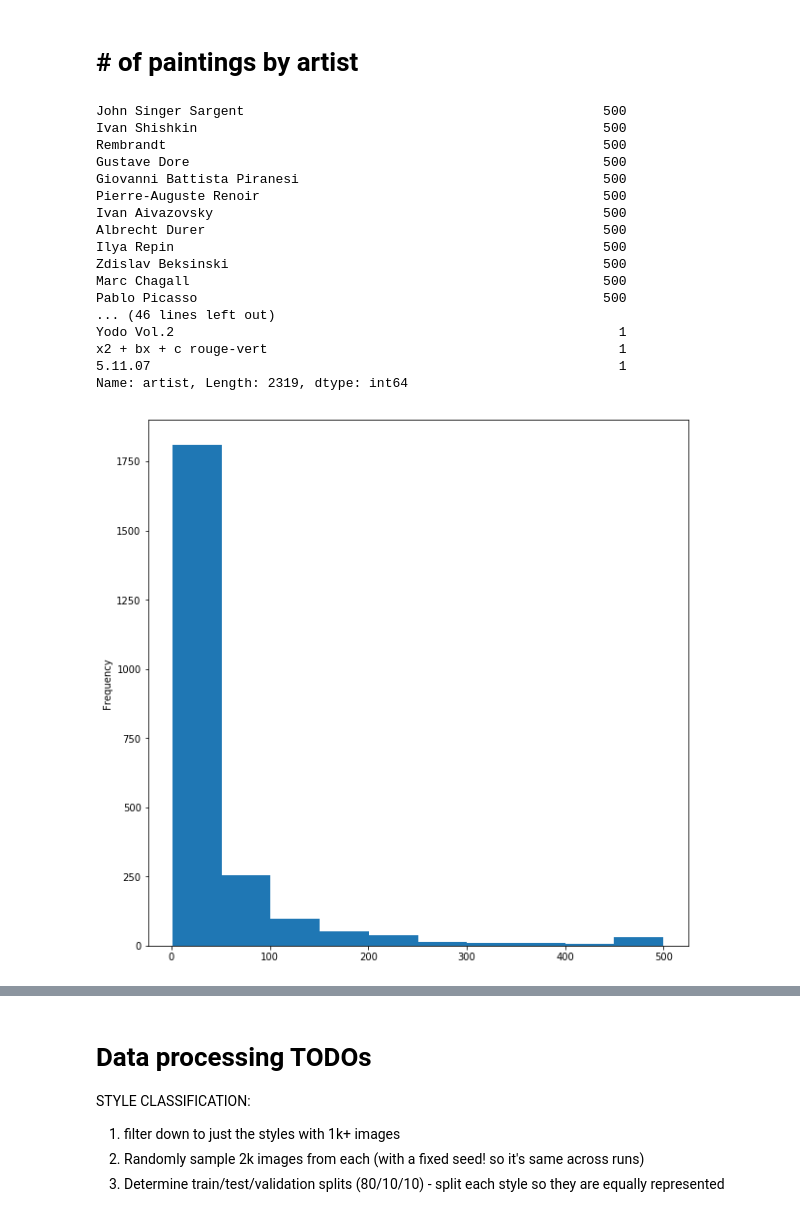
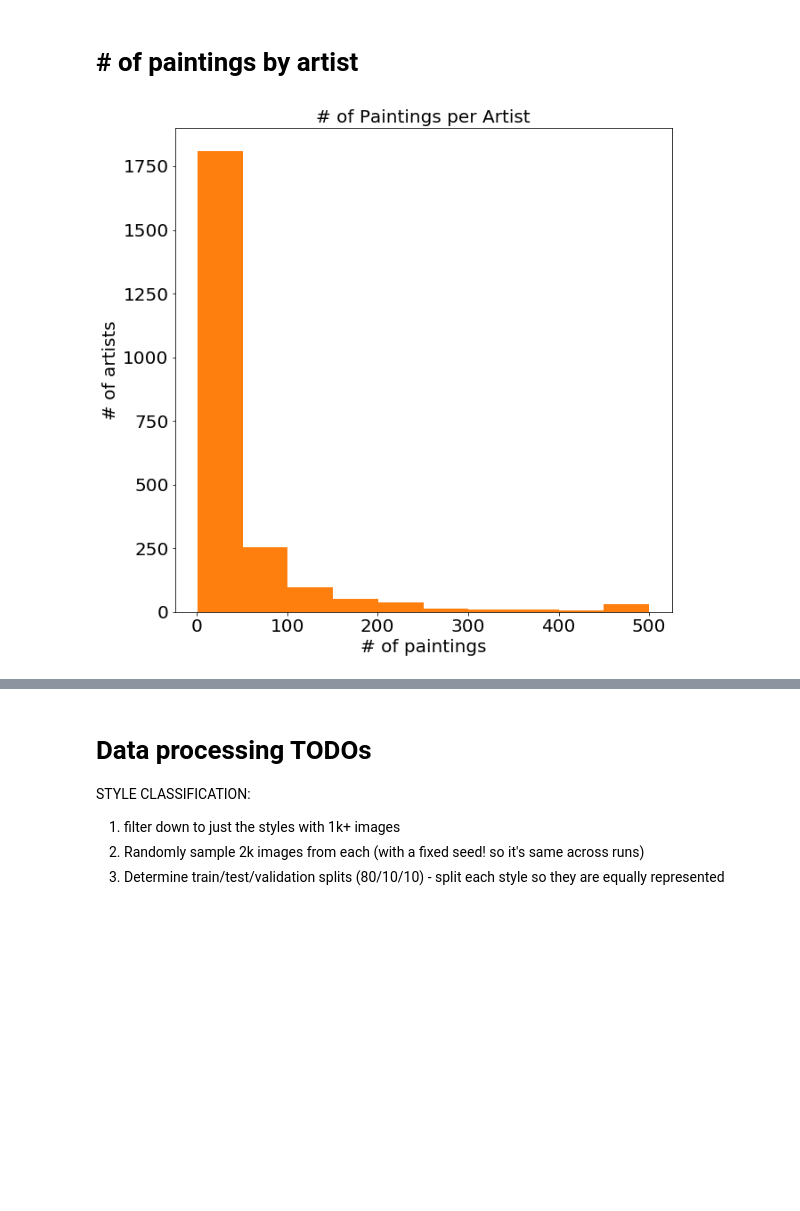
Before and after one commit to Genoc/cs231n-final, a Jupyter notebook: DataSetOverview.ipynb, the cells around one changed output, grey strips where cells are left out. Saved outputs shown, nothing was run; the diff lists cells and outputs as text; code cells hidden in the pictures; blank space fills up the shorter version.

```diff
--- a/DataSetOverview.ipynb
+++ b/DataSetOverview.ipynb
@@ -76,28 +57,15 @@ Name: style, Length: 136, dtype: int64
 # %%
 # of paintings by artist
 x = t['artist'].value_counts()
 
-x.plot(kind='hist')
-print(x)
+plot = x.plot(kind='hist')
+ax = x.plot(kind='hist', title='# of Paintings per Artist')
+ax.set(xlabel='# of paintings', ylabel='# of artists')
+for item in ([ax.title, ax.xaxis.label, ax.yaxis.label] +
+             ax.get_xticklabels() + ax.get_yticklabels()):
+    item.set_fontsize(20)
 # # of paintings per style
 
 # # of artists per style (e.g. how many impressionist artists)
 # %% [output]
-John Singer Sargent                                              500
-Ivan Shishkin                                                    500
-Rembrandt                                                        500
-Gustave Dore                                                     500
-Giovanni Battista Piranesi                                       500
-Pierre-Auguste Renoir                                            500
-Ivan Aivazovsky                                                  500
-Albrecht Durer                                                   500
-Ilya Repin                                                       500
-Zdislav Beksinski                                                500
-Marc Chagall                                                     500
-Pablo Picasso                                                    500
-... (46 lines left out)
-Yodo Vol.2                                                         1
-x2 + bx + c rouge-vert                                             1
-5.11.07                                                            1
-Name: artist, Length: 2319, dtype: int64
-[figure, old version]
+[figure, new version]
```
Also changed, not shown: parts of 4 cells of this notebook, 9 other files.
